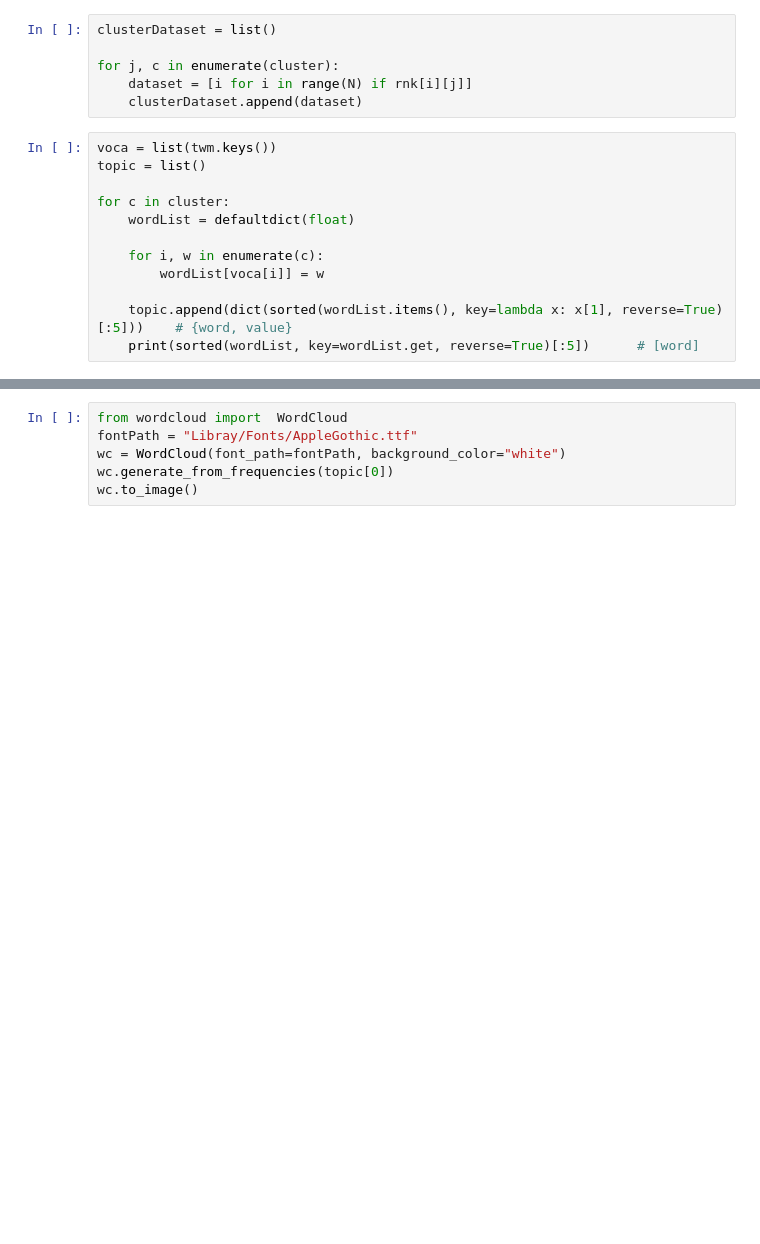
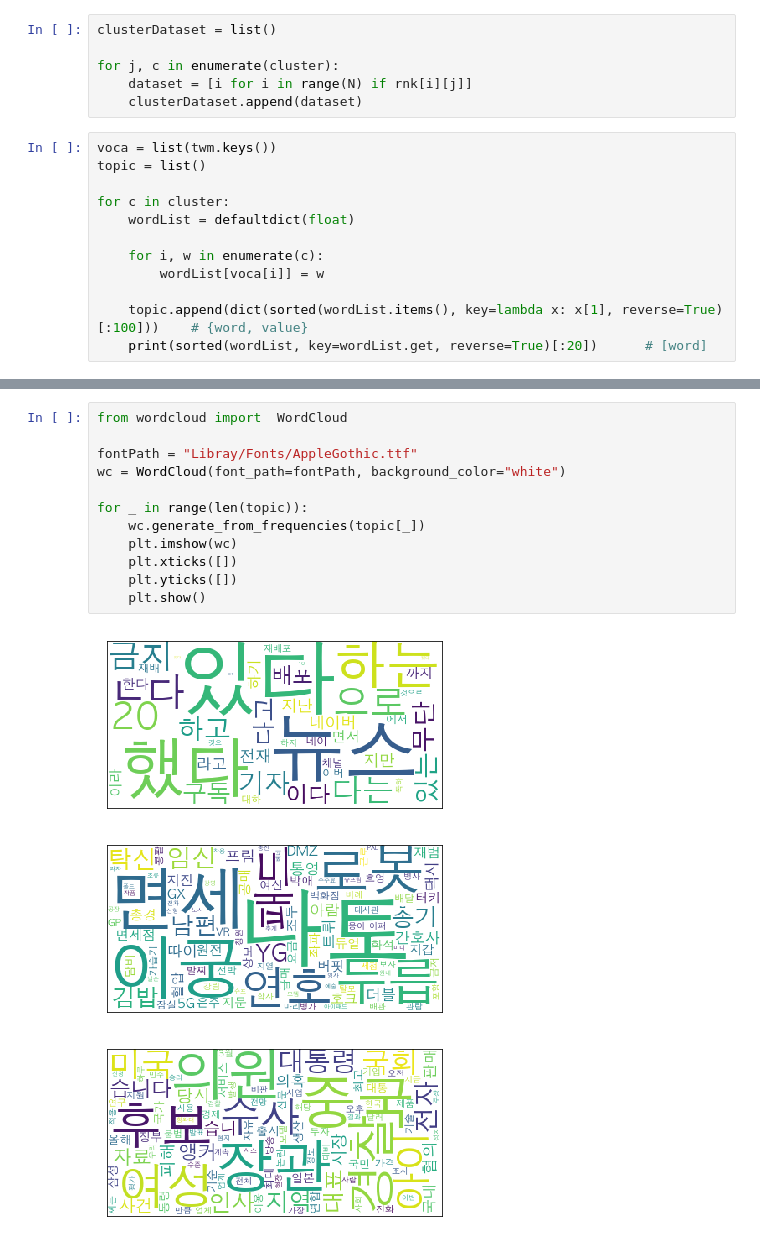
Before and after one commit to sungalex/nlp, a Jupyter notebook: lecture30-project6-뉴스데이터_클러스터_시각화.ipynb, the cells around one changed output, grey strips where cells are left out. Saved outputs shown, nothing was run; the diff lists cells and outputs as text; blank space fills up the shorter version.

```diff
--- a/lecture30-project6-뉴스데이터_클러스터_시각화.ipynb
+++ b/lecture30-project6-뉴스데이터_클러스터_시각화.ipynb
@@ -315,5 +353,5 @@ for c in cluster:
     for i, w in enumerate(c):
         wordList[voca[i]] = w
 
-    topic.append(dict(sorted(wordList.items(), key=lambda x: x[1], reverse=True)[:5]))    # {word, value}
-    print(sorted(wordList, key=wordList.get, reverse=True)[:5])      # [word]
+    topic.append(dict(sorted(wordList.items(), key=lambda x: x[1], reverse=True)[:100]))    # {word, value}
+    print(sorted(wordList, key=wordList.get, reverse=True)[:20])      # [word]
@@ -320,6 +365,16 @@ for c in cluster:
 # %%
 from wordcloud import  WordCloud
+
 fontPath = "Libray/Fonts/AppleGothic.ttf"
 wc = WordCloud(font_path=fontPath, background_color="white")
-wc.generate_from_frequencies(topic[0])
-wc.to_image()
+
+for _ in range(len(topic)):
+    wc.generate_from_frequencies(topic[_])
+    plt.imshow(wc)
+    plt.xticks([])
+    plt.yticks([])
+    plt.show()
+# %% [output]
+[figure, added]
+[figure, added]
+[figure, added]
```
Also changed, not shown: parts of 43 cells of this notebook.
